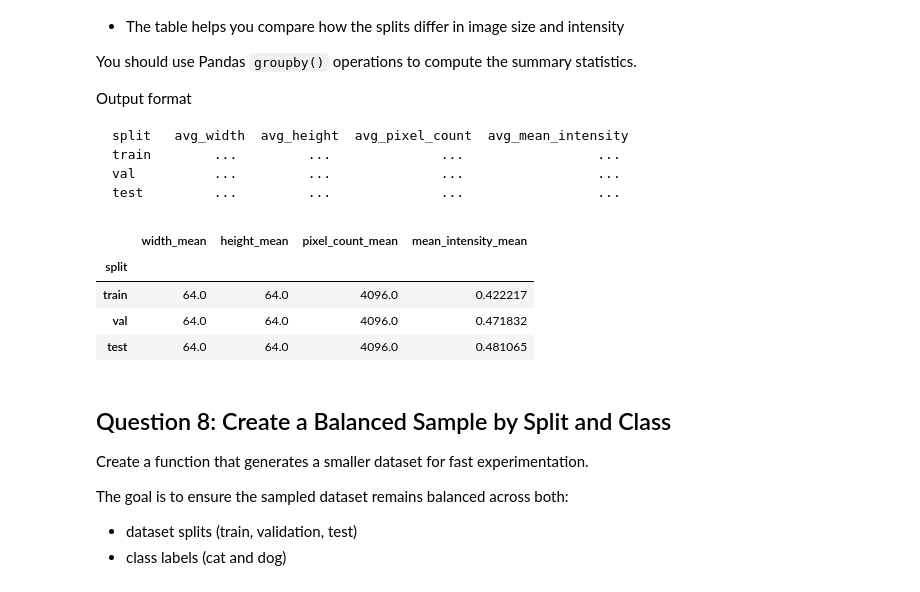
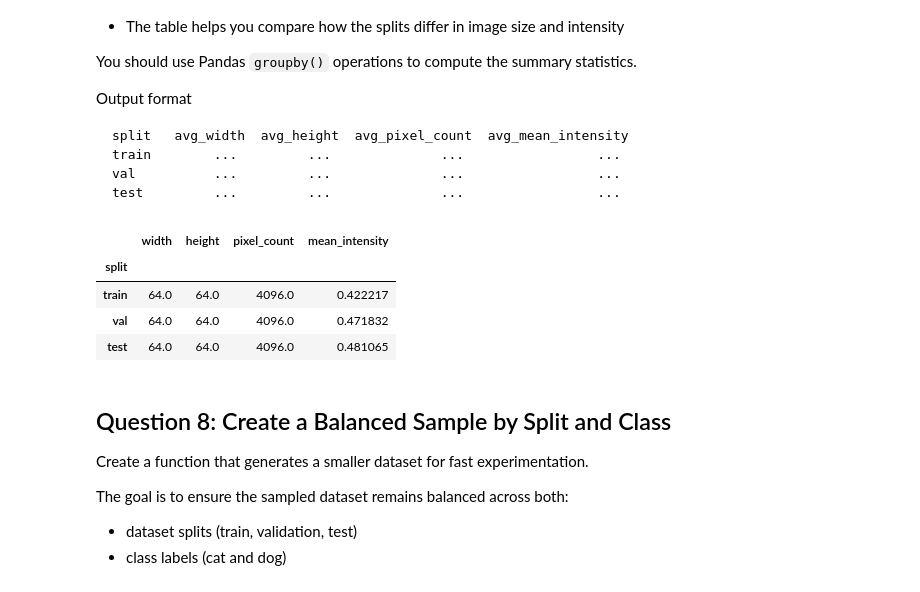
Before and after one commit to vgu-dsai-2026/lab-2-pandas-Trantung12335, a Jupyter notebook: notebook.ipynb, the cells around one changed output. Cells and saved outputs as stored; diff of their text form; code cells hidden in the pictures.

```diff
--- a/notebook.ipynb
+++ b/notebook.ipynb
@@ -489,21 +489,15 @@ test         ...         ...              ...                 ...
 # %%
 def build_split_characteristics_table(frame: pd.DataFrame) -> pd.DataFrame:
     # TODO: summarize the average image characteristics for each split.
 
     table = frame.groupby("split")[["width", "height", "pixel_count", "mean_intensity"]].mean()
-    table = table.rename(columns={
-        "width": "width_mean",
-        "height": "height_mean",
-        "pixel_count": "pixel_count_mean",
-        "mean_intensity": "mean_intensity_mean",
-    })
     table = table.reindex(["train", "val", "test"])
     return table
     #raise NotImplementedError("Build the split characteristics summary table.")
 split_characteristics = build_split_characteristics_table(analysis_df)
 display(split_characteristics)
 # %% [output]
-|  | width_mean | height_mean | pixel_count_mean | mean_intensity_mean |
+|  | width | height | pixel_count | mean_intensity |
 | split |  |  |  |  |
 | train | 64.0 | 64.0 | 4096.0 | 0.422217 |
 | val | 64.0 | 64.0 | 4096.0 | 0.471832 |
```
